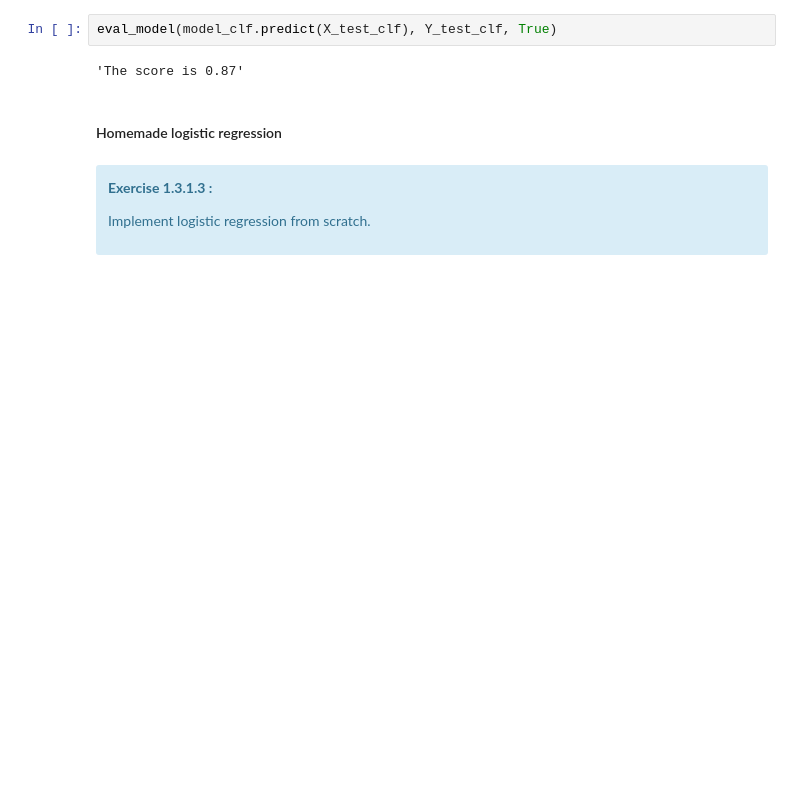
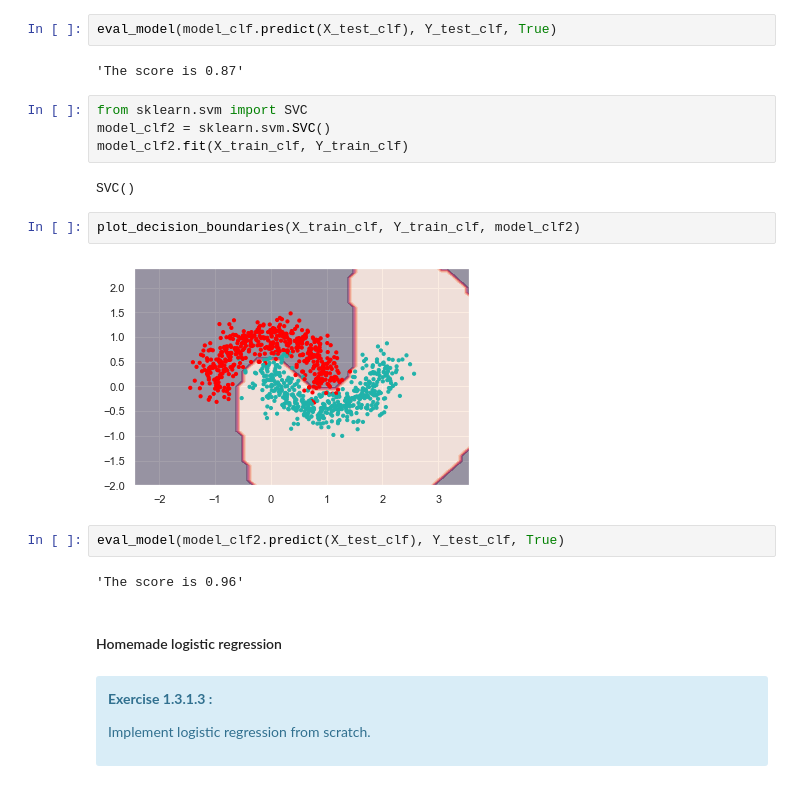
Before and after one commit to lucasmonteiro4/ml_models, a Jupyter notebook: machine_learning_models.ipynb, the cells around one changed output. Saved outputs shown, nothing was run; the diff lists cells and outputs as text; blank space fills up the shorter version.

```diff
--- a/machine_learning_models.ipynb
+++ b/machine_learning_models.ipynb
@@ -398,6 +396,20 @@ plot_decision_boundaries(X_train_clf, Y_train_clf, model_clf)
 eval_model(model_clf.predict(X_test_clf), Y_test_clf, True)
 # %% [output]
 'The score is 0.87'
+# %%
+from sklearn.svm import SVC
+model_clf2 = sklearn.svm.SVC()
+model_clf2.fit(X_train_clf, Y_train_clf)
+# %% [output]
+SVC()
+# %%
+plot_decision_boundaries(X_train_clf, Y_train_clf, model_clf2)
+# %% [output]
+[figure, added]
+# %%
+eval_model(model_clf2.predict(X_test_clf), Y_test_clf, True)
+# %% [output]
+'The score is 0.96'
 # %% [markdown]
 #### Homemade logistic regression
 # %% [markdown]
```
Also changed, not shown: parts of 6 cells of this notebook.
